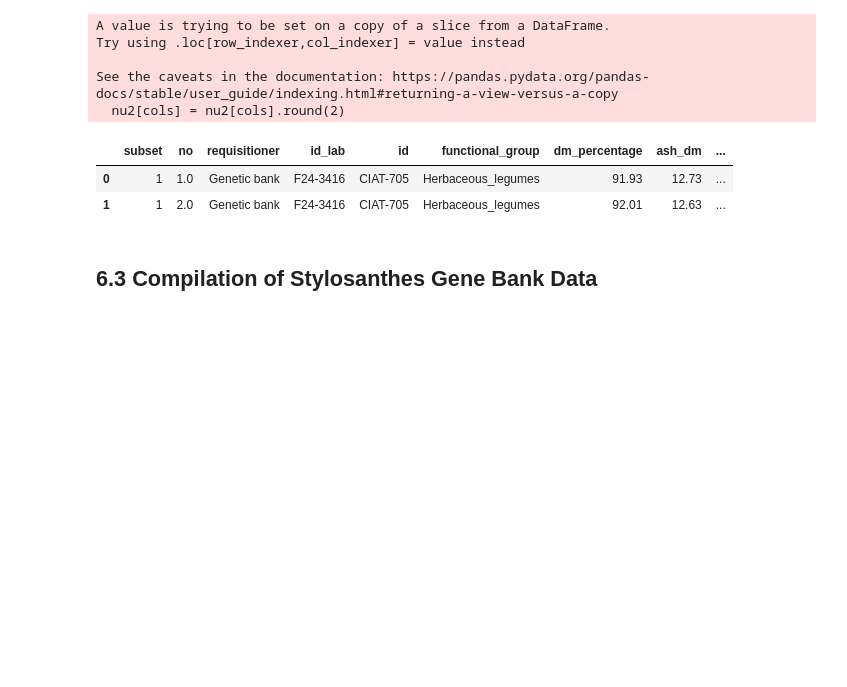
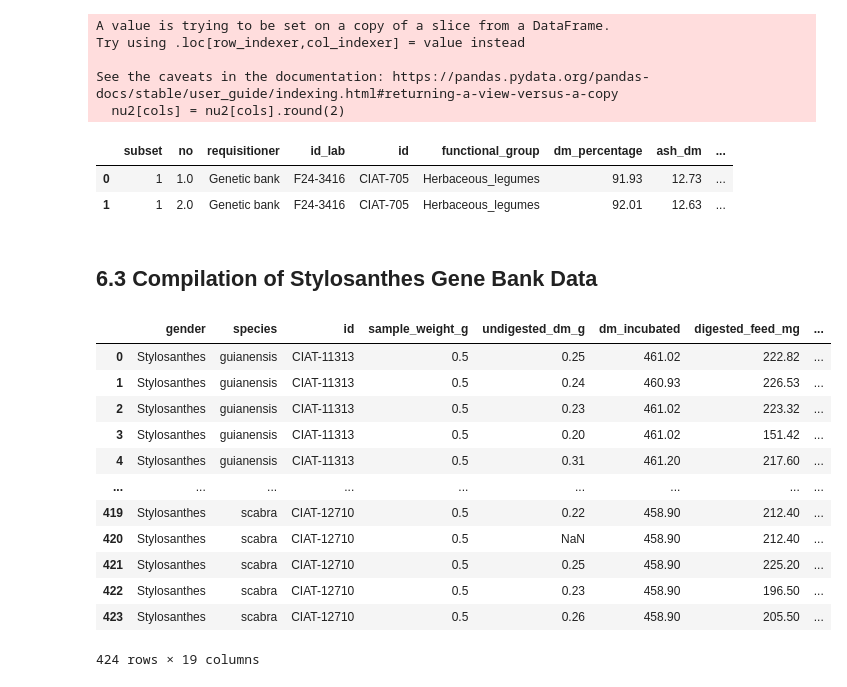
Before and after one commit to maurope/lmf, a Jupyter notebook: notebooks/2026/2026_05_22_data_delivery.ipynb, the cells around one changed output. Saved outputs shown, nothing was run; the diff lists cells and outputs as text; code cells hidden in the pictures; blank space fills up the shorter version.

```diff
--- a/notebooks/2026/2026_05_22_data_delivery.ipynb
+++ b/notebooks/2026/2026_05_22_data_delivery.ipynb
@@ -670,6 +695,22 @@ See the caveats in the documentation: https://pandas.pydata.org/pandas-docs/stab
 ## 6.3 Compilation of Stylosanthes Gene Bank Data
 # %%
 requested_gas = requested.merge(gas2, on='id', how='left')
+# %%
+requested_gas
+# %% [output]
+|  | gender | species | id | sample_weight_g | undigested_dm_g | dm_incubated | digested_feed_mg | ... |
+| 0 | Stylosanthes | guianensis | CIAT-11313 | 0.5 | 0.25 | 461.02 | 222.82 | ... |
+| 1 | Stylosanthes | guianensis | CIAT-11313 | 0.5 | 0.24 | 460.93 | 226.53 | ... |
+| 2 | Stylosanthes | guianensis | CIAT-11313 | 0.5 | 0.23 | 461.02 | 223.32 | ... |
+| 3 | Stylosanthes | guianensis | CIAT-11313 | 0.5 | 0.20 | 461.02 | 151.42 | ... |
+| 4 | Stylosanthes | guianensis | CIAT-11313 | 0.5 | 0.31 | 461.20 | 217.60 | ... |
+| ... | ... | ... | ... | ... | ... | ... | ... | ... |
+| 419 | Stylosanthes | scabra | CIAT-12710 | 0.5 | 0.22 | 458.90 | 212.40 | ... |
+| 420 | Stylosanthes | scabra | CIAT-12710 | 0.5 | NaN | 458.90 | 212.40 | ... |
+| 421 | Stylosanthes | scabra | CIAT-12710 | 0.5 | 0.25 | 458.90 | 225.20 | ... |
+| 422 | Stylosanthes | scabra | CIAT-12710 | 0.5 | 0.23 | 458.90 | 196.50 | ... |
+| 423 | Stylosanthes | scabra | CIAT-12710 | 0.5 | 0.26 | 458.90 | 205.50 | ... |
+424 rows × 19 columns
 # %%
 requested_nutrition = requested.merge(nu2, on='id', how='left')
 # %%
```
Also changed, not shown: parts of 11 cells of this notebook, 15 other files.
